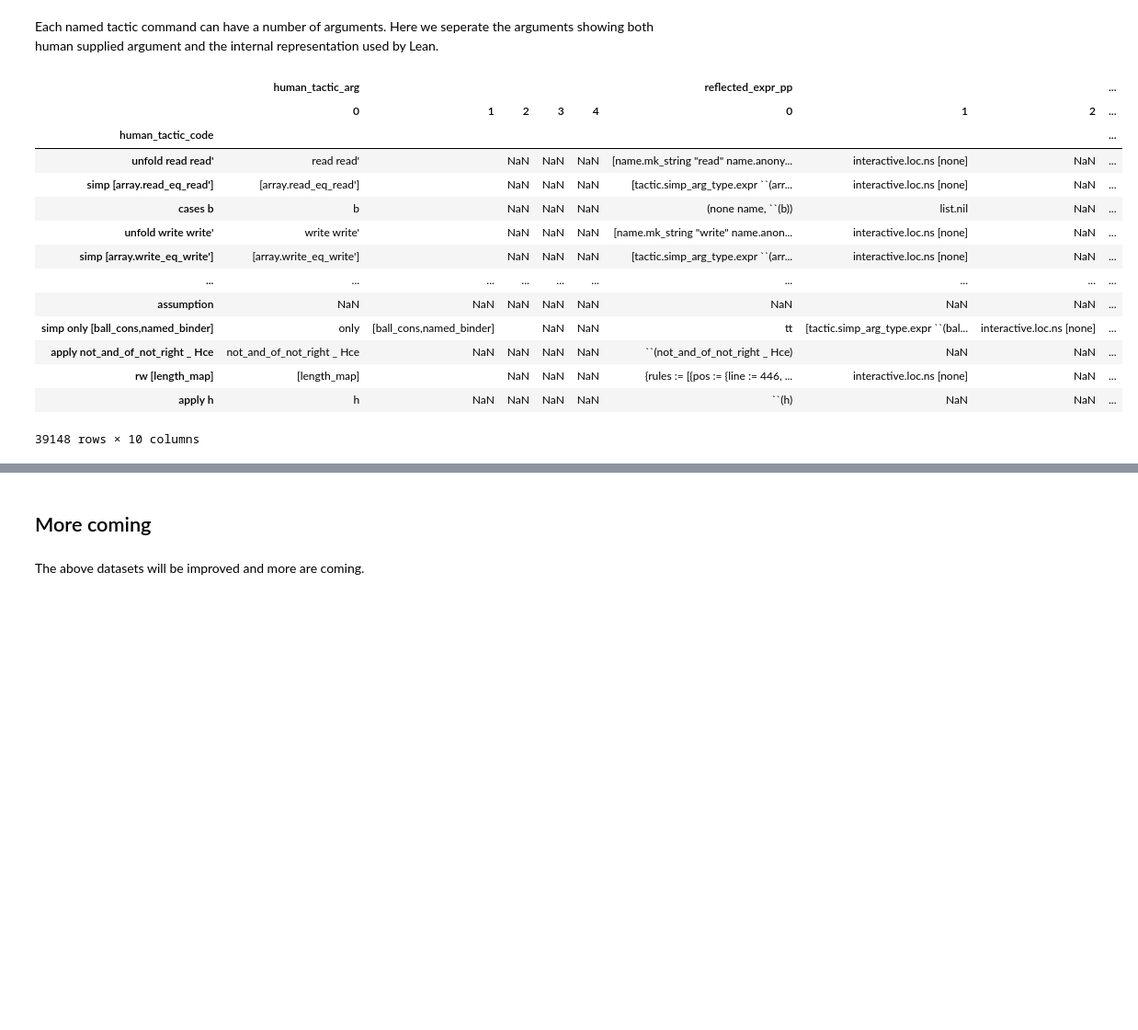
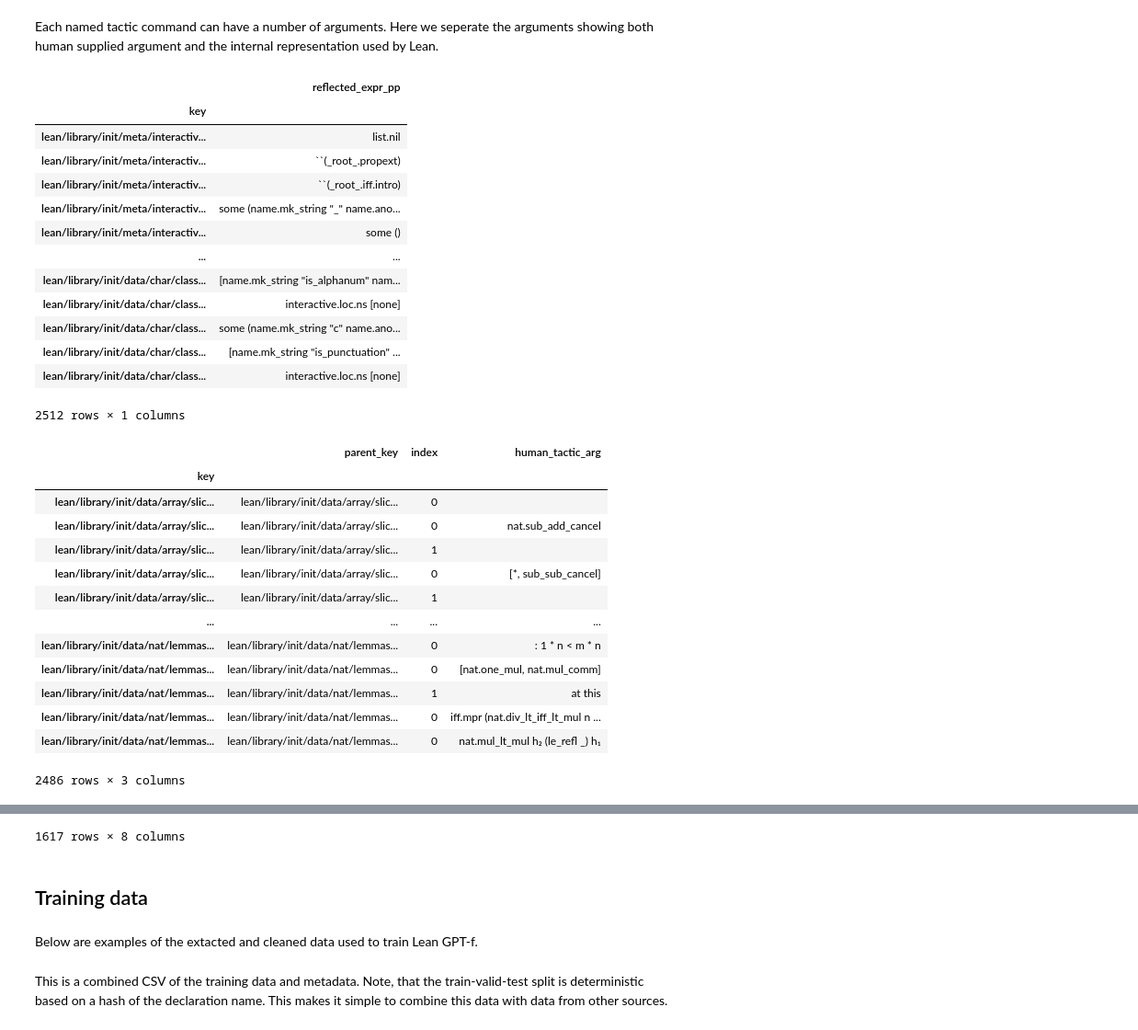
Before and after one commit to jasonrute/lean_proof_recording, a Jupyter notebook: data_examples.ipynb, the cells around one changed output, grey strips where cells are left out. Shown at 92% size. Drawn from its saved outputs; the diff is of its cells as text; code cells hidden in the pictures; blank space fills up the shorter version.

Commit message:
Update example notebook

```diff
--- a/data_examples.ipynb
+++ b/data_examples.ipynb
@@ -12,5 +10,5 @@ import numpy as np
 # %%
-DATA_DIRECTORY = './data/'  # change as necessary
+DATA_DIRECTORY = Path("./data/")  # change as necessary
 # %% [markdown]
 ## The traced data
 # %% [markdown]
@@ -94,7 +108,11 @@ tactic_param_pos
 # %% [markdown]
 `tactic_param_value` includes a pretty printed version of the value passed to the tactic argument.  This is not necessarily how it appears in the lean code, but it is how Lean internally receives the data.  A user code add more tracing code to present this in more ways.
 # %%
-tactic_param_value = pd.read_json(DATA_DIRECTORY + 'raw_traced_data/tactic_param_value.json', orient='records')
+tactic_param_value = pd.read_json(
+    DATA_DIRECTORY / "raw_traced_data" / "tactic_param_value.jsonl",
+    orient='records',
+    lines=True
+)
 tactic_param_value
 # %% [output]
 |  | table | key | reflected_expr_pp | filename | trace_pos_line | trace_pos_column |
@@ -160,7 +172,11 @@ proofs
 # %% [markdown]
 `tactics.json` contains the Lean human-written text for all tactic commands along with some other extracted information.
 # %%
-tactics = pd.read_json(DATA_DIRECTORY + 'extracted_proof_data/tactics.json', orient='records')
+tactics = pd.read_json(
+    DATA_DIRECTORY / "extracted_proof_data" / "tactics.jsonl",
+    orient='records',
+    lines=True
+)
 tactics
 # %% [output]
 |  | key | filename | start_line | start_column | end_line | end_column | code_string | class | parent_key | ... |
@@ -179,7 +195,11 @@ tactics
 # %% [markdown]
 `args.json` contains the Lean human-written text for all tactic arguements along with some other extracted information.
 # %%
-args = pd.read_json(DATA_DIRECTORY + 'extracted_proof_data/args.json', orient='records')
+args = pd.read_json(
+    DATA_DIRECTORY / "extracted_proof_data" / "args.jsonl",
+    orient="records",
+    lines=True
+)
 args
 # %% [output]
 |  | key | filename | start_line | start_column | end_line | end_column | code_string | class | parent_key | ... |
@@ -258,47 +278,64 @@ df['key'] = df['filename'] + ":" + df['key']
 df = df.set_index('key')
 df = df[['reflected_expr_pp']]
 
+display(df)
+
 df2 = args.copy()
 df2 = df2.set_index('key')
 df2 = df2.rename(columns={'code_string': 'human_tactic_arg'})
 df2 = df2[['parent_key', 'index', 'human_tactic_arg']]
 df2
+
+display(df2)
 
 # TODO: These keys aren't unique if one of the parameters is empty
 # It seems to join fine, but I'm confused why
 
 df3 = df2.join(df).reset_index()[['parent_key', 'index', 'human_tactic_arg', 'reflected_expr_pp']]
 df3 = df3.set_index('parent_key')
 df3 = df3.pivot_table(
     values=['human_tactic_arg', 'reflected_expr_pp'],
     index='parent_key',
     columns='index',
     aggfunc='first'
 )
 
 df4 = tactics.copy()
 df4 = df4[df4['class'] == "named"]
 df4 = df4[['key', 'code_string']]
 df4 = df4.rename(columns={'code_string': 'human_tactic_code'})
 df4 = df4.set_index('key')
 
 parsed_tactics = df4.join(df3)
 parsed_tactics = parsed_tactics.set_index('human_tactic_code')
 parsed_tactics.columns = pd.MultiIndex.from_tuples(parsed_tactics.columns)
 parsed_tactics
 # %% [output]
-|  | human_tactic_arg |  |  |  |  | reflected_expr_pp |  |  | ... |
-|  | 0 | 1 | 2 | 3 | 4 | 0 | 1 | 2 | ... |
-| human_tactic_code |  |  |  |  |  |  |  |  | ... |
-| unfold read read' | read read' |  | NaN | NaN | NaN | [name.mk_string "read" name.anony... | interactive.loc.ns [none] | NaN | ... |
-| simp [array.read_eq_read'] | [array.read_eq_read'] |  | NaN | NaN | NaN | [tactic.simp_arg_type.expr ``(arr... | interactive.loc.ns [none] | NaN | ... |
-| cases b | b |  | NaN | NaN | NaN | (none name, ``(b)) | list.nil | NaN | ... |
-| unfold write write' | write write' |  | NaN | NaN | NaN | [name.mk_string "write" name.anon... | interactive.loc.ns [none] | NaN | ... |
-| simp [array.write_eq_write'] | [array.write_eq_write'] |  | NaN | NaN | NaN | [tactic.simp_arg_type.expr ``(arr... | interactive.loc.ns [none] | NaN | ... |
-| ... | ... | ... | ... | ... | ... | ... | ... | ... | ... |
-| assumption | NaN | NaN | NaN | NaN | NaN | NaN | NaN | NaN | ... |
-| simp only [ball_cons,named_binder] | only | [ball_cons,named_binder] |  | NaN | NaN | tt | [tactic.simp_arg_type.expr ``(bal... | interactive.loc.ns [none] | ... |
-| apply not_and_of_not_right _ Hce | not_and_of_not_right _ Hce | NaN | NaN | NaN | NaN | ``(not_and_of_not_right _ Hce) | NaN | NaN | ... |
-| rw [length_map] | [length_map] |  | NaN | NaN | NaN | {rules := [{pos := {line := 446, ... | interactive.loc.ns [none] | NaN | ... |
-| apply h | h | NaN | NaN | NaN | NaN | ``(h) | NaN | NaN | ... |
+|  | reflected_expr_pp |
+| key |  |
+| lean/library/init/meta/interactiv... | list.nil |
+| lean/library/init/meta/interactiv... | ``(_root_.propext) |
+| lean/library/init/meta/interactiv... | ``(_root_.iff.intro) |
+| lean/library/init/meta/interactiv... | some (name.mk_string "_" name.ano... |
+| lean/library/init/meta/interactiv... | some () |
+| ... | ... |
+| lean/library/init/data/char/class... | [name.mk_string "is_alphanum" nam... |
+| lean/library/init/data/char/class... | interactive.loc.ns [none] |
+| lean/library/init/data/char/class... | some (name.mk_string "c" name.ano... |
+| lean/library/init/data/char/class... | [name.mk_string "is_punctuation" ... |
+| lean/library/init/data/char/class... | interactive.loc.ns [none] |
-39148 rows × 10 columns
+2512 rows × 1 columns
+|  | parent_key | index | human_tactic_arg |
+| key |  |  |  |
+| lean/library/init/data/array/slic... | lean/library/init/data/array/slic... | 0 |  |
+| lean/library/init/data/array/slic... | lean/library/init/data/array/slic... | 0 | nat.sub_add_cancel |
+| lean/library/init/data/array/slic... | lean/library/init/data/array/slic... | 1 |  |
+| lean/library/init/data/array/slic... | lean/library/init/data/array/slic... | 0 | [*, sub_sub_cancel] |
+| lean/library/init/data/array/slic... | lean/library/init/data/array/slic... | 1 |  |
+| ... | ... | ... | ... |
+| lean/library/init/data/nat/lemmas... | lean/library/init/data/nat/lemmas... | 0 | : 1 * n < m * n |
+| lean/library/init/data/nat/lemmas... | lean/library/init/data/nat/lemmas... | 0 | [nat.one_mul, nat.mul_comm] |
+| lean/library/init/data/nat/lemmas... | lean/library/init/data/nat/lemmas... | 1 | at this |
+| lean/library/init/data/nat/lemmas... | lean/library/init/data/nat/lemmas... | 0 | iff.mpr (nat.div_lt_iff_lt_mul n ... |
+| lean/library/init/data/nat/lemmas... | lean/library/init/data/nat/lemmas... | 0 | nat.mul_lt_mul h₂ (le_refl _) h₁ |
+2486 rows × 3 columns
@@ -305,4 +356,7 @@ parsed_tactics
+1617 rows × 8 columns
-# %% [markdown]
-## More coming
-# %% [markdown]
-The above datasets will be improved and more are coming.
+# %% [markdown]
+## Training data
+# %% [markdown]
+Below are examples of the extacted and cleaned data used to train Lean GPT-f.
+# %% [markdown]
+This is a combined CSV of the training data and metadata.  Note, that the train-valid-test split is deterministic based on a hash of the declaration name.  This makes it simple to combine this data with data from other sources.
```
Also changed, not shown: parts of 24 cells of this notebook.
